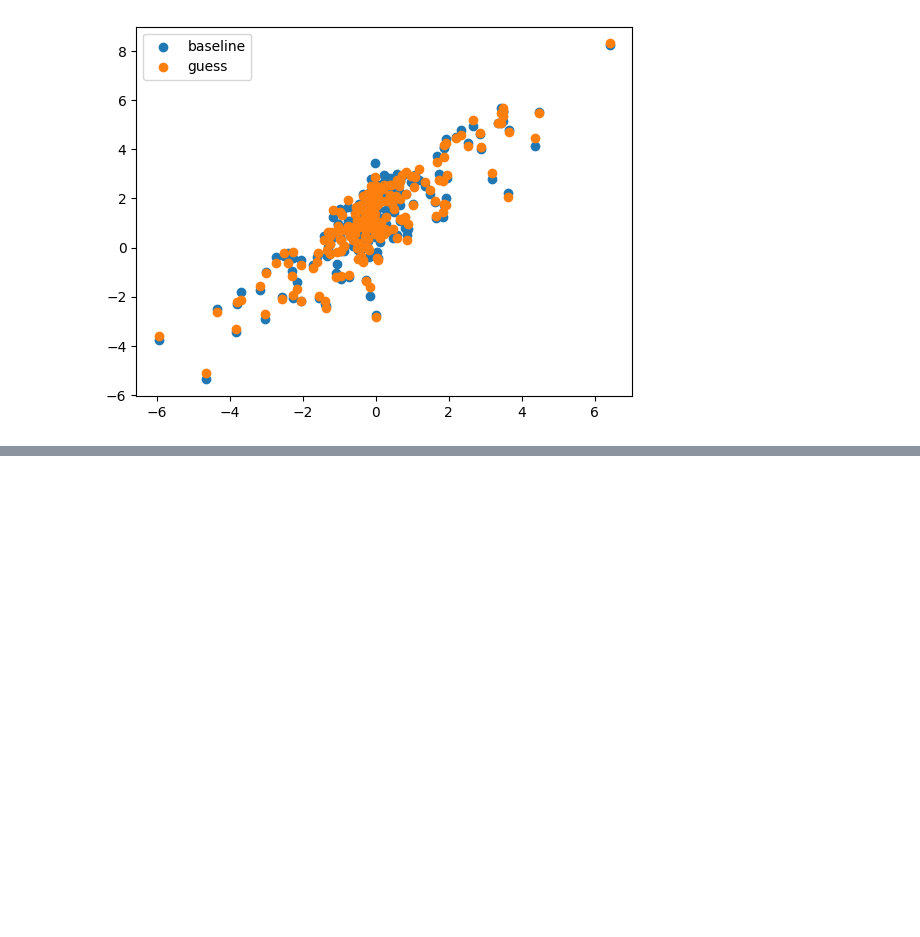
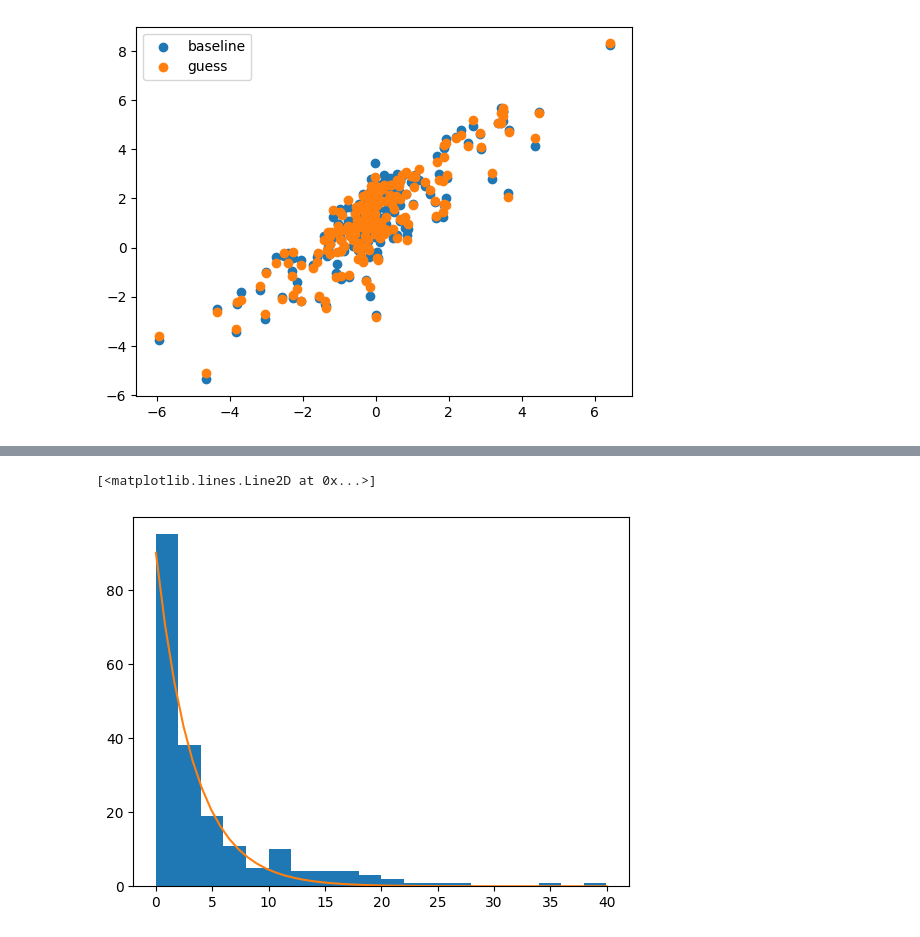
Before and after one commit to katinka314/AL_graph_project, a Jupyter notebook: scatterplots.ipynb, the cells around one changed output, grey strips where cells are left out. Saved outputs shown, nothing was run; the diff lists cells and outputs as text; code cells hidden in the pictures; blank space fills up the shorter version.

```diff
--- a/scatterplots.ipynb
+++ b/scatterplots.ipynb
@@ -110,0 +111,9 @@ plt.show()
+# %%
+plt.hist(basedata[:,1], bins=20)
+x = np.linspace(0, 40)
+lam = 0.3
+y = lam * np.exp(-lam * x) * 300
+plt.plot(x, y)
+# %% [output]
+[<matplotlib.lines.Line2D at 0x...>]
+[figure, added]
```
Also changed, not shown: parts of 2 cells of this notebook.
